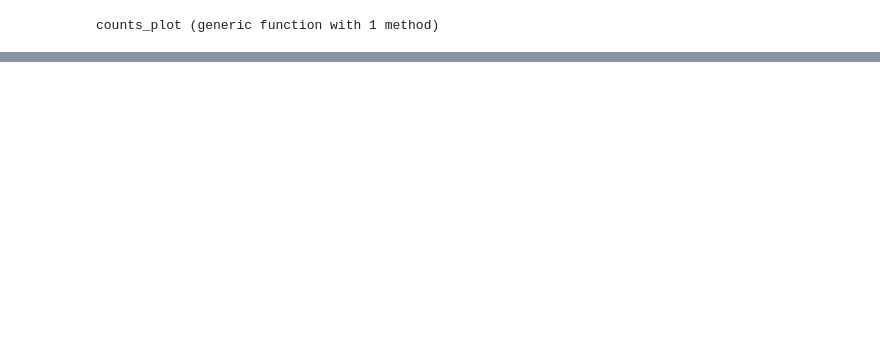
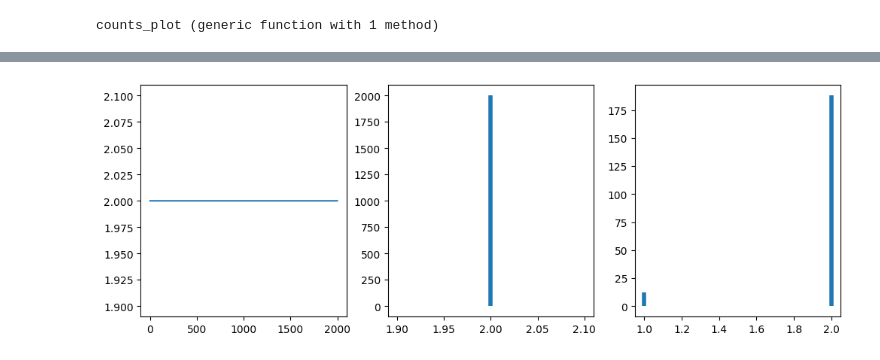
Before and after one commit to luiarthur/TuringBnpBenchmarks, a Jupyter notebook: src/dp-gmm/notebooks/dp_crp_gmm_turing.ipynb, the cells around one changed output, grey strips where cells are left out. Cells and saved outputs as stored; diff of their text form; code cells hidden in the pictures; blank space fills up the shorter version.

```diff
--- a/src/dp-gmm/notebooks/dp_crp_gmm_turing.ipynb
+++ b/src/dp-gmm/notebooks/dp_crp_gmm_turing.ipynb
@@ -184,0 +145,12 @@ PyObject <matplotlib.collections.LineCollection object at 0x...>
+# %%
+z = chain.value.data[end-burn+1:end, (end-length(y)+1):end, 1]
+nclus = [length(unique(z[i, :])) for i in 1:size(z, 1)];
+plt.figure(figsize=(12,4))
+plt.subplot(1, 3, 1)
+plt.plot(nclus);
+plt.subplot(1, 3, 2)
+counts_plot(nclus);
+plt.subplot(1, 3, 3)
+counts_plot(z[end, :]);
+# %% [output]
+[figure, added]
```
Also changed, not shown: parts of 17 cells of this notebook, 1 other file.
